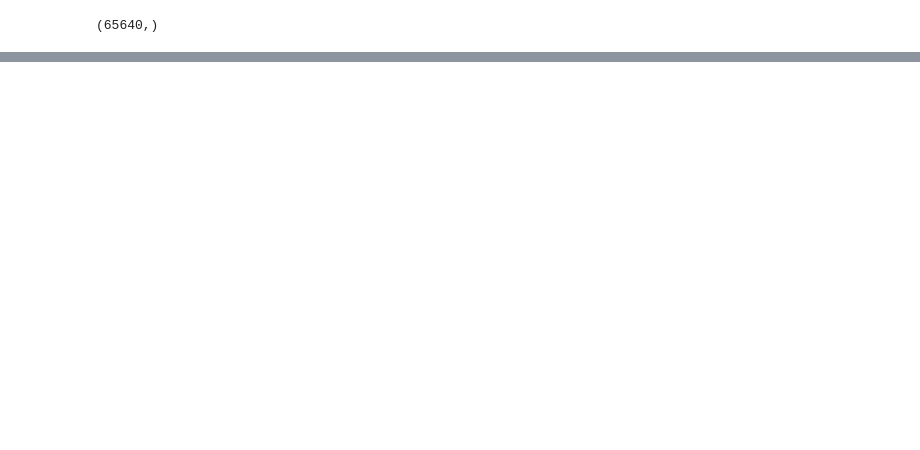
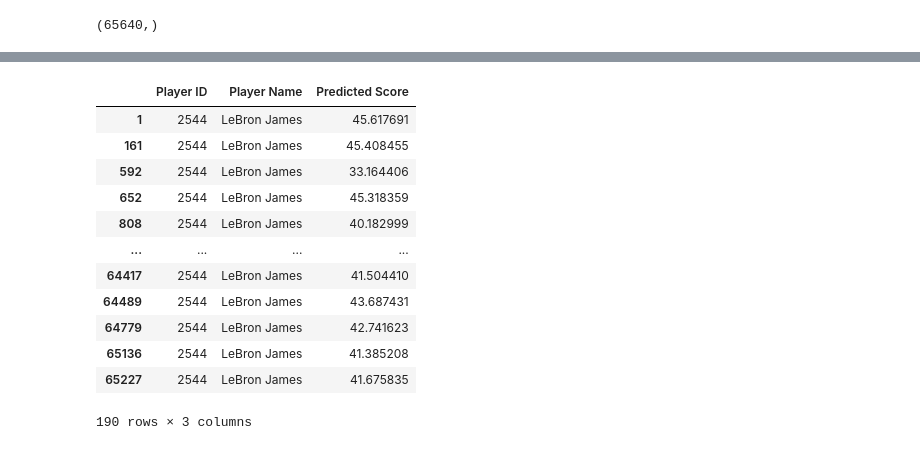
Before and after one commit to pratikgirigoswami/Player-Performance-Improvement-Prediction, a Jupyter notebook: Models/Keras model/PLayer_Model_Final.ipynb, the cells around one changed output, grey strips where cells are left out. Saved outputs shown, nothing was run; the diff lists cells and outputs as text; code cells hidden in the pictures; blank space fills up the shorter version.

```diff
--- a/Models/Keras model/PLayer_Model_Final.ipynb
+++ b/Models/Keras model/PLayer_Model_Final.ipynb
@@ -202,0 +277,16 @@ array([29.126228, 43.92954 , 16.619438, ..., 25.876125, 18.15144 ,
+# %%
+sample
+# %% [output]
+|  | Player ID | Player Name | Predicted Score |
+| 1 | 2544 | LeBron James | 45.617691 |
+| 161 | 2544 | LeBron James | 45.408455 |
+| 592 | 2544 | LeBron James | 33.164406 |
+| 652 | 2544 | LeBron James | 45.318359 |
+| 808 | 2544 | LeBron James | 40.182999 |
+| ... | ... | ... | ... |
+| 64417 | 2544 | LeBron James | 41.504410 |
+| 64489 | 2544 | LeBron James | 43.687431 |
+| 64779 | 2544 | LeBron James | 42.741623 |
+| 65136 | 2544 | LeBron James | 41.385208 |
+| 65227 | 2544 | LeBron James | 41.675835 |
+190 rows × 3 columns
```
Also changed, not shown: parts of 14 cells of this notebook.
